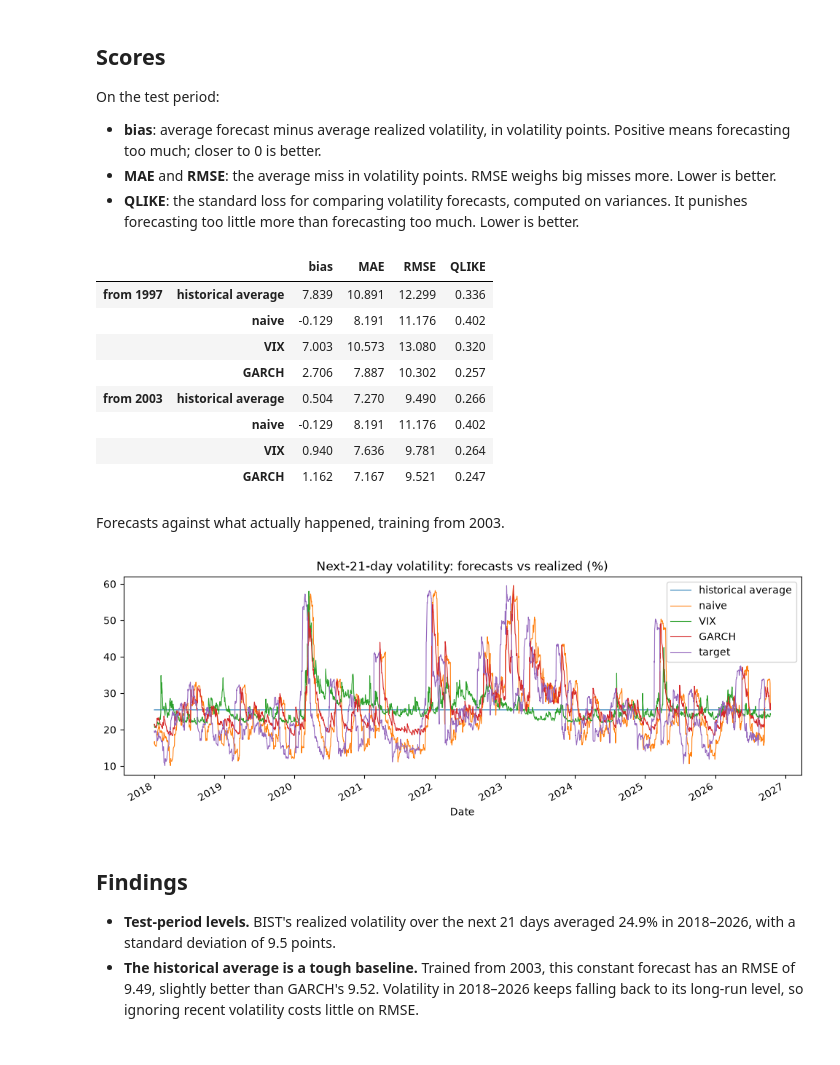
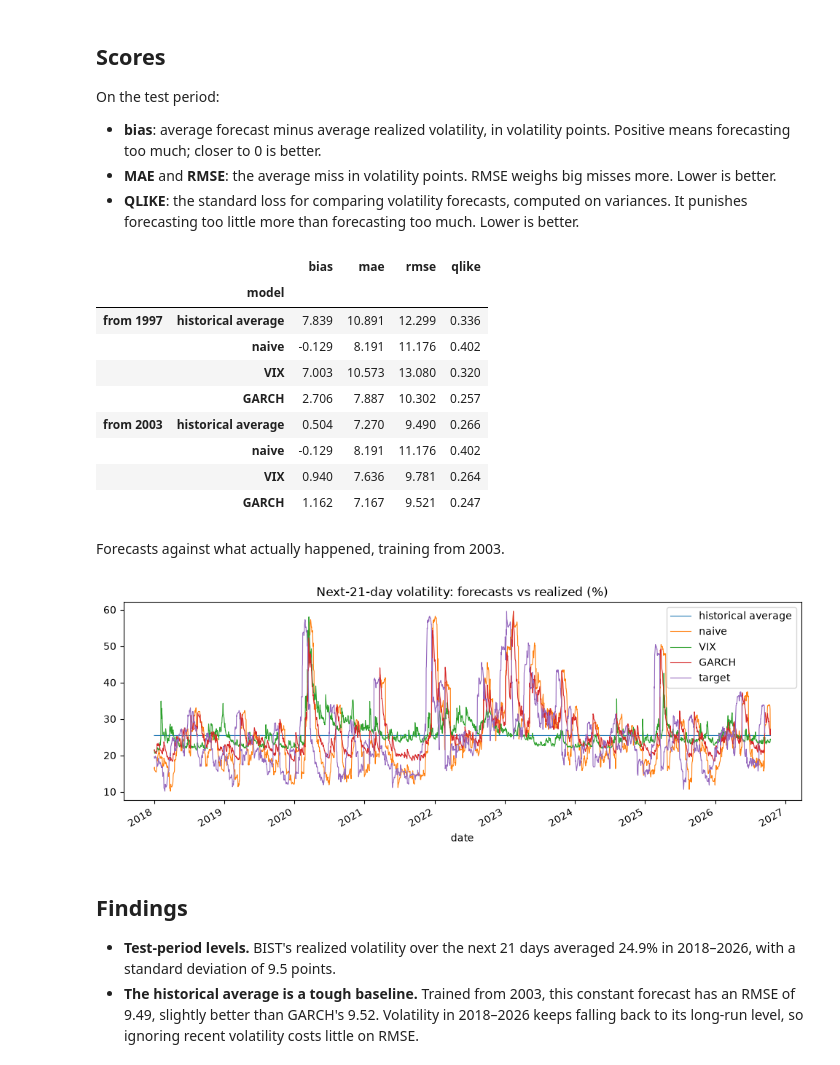
Before and after one commit to SametCeven/WIT-VolatilityForecast, a Jupyter notebook: notebooks/02_baselines.ipynb, the cells around one changed output. Saved outputs shown, nothing was run; the diff lists cells and outputs as text; code cells hidden in the pictures.

```diff
--- a/notebooks/02_baselines.ipynb
+++ b/notebooks/02_baselines.ipynb
@@ -27,8 +25,8 @@ from volforecast.features import build_dataset, log_returns
 # %%
 TRAIN_STARTS = {"from 1997": "1997-01-01", "from 2003": "2003-01-01"}
 
-xu100 = load("xu100")
-vix = load("vix")
-r = log_returns(xu100["Close"]).dropna()
-data = build_dataset(r, vix["Close"], HORIZON)
+xu100 = load_prices("xu100")
+vix = load_prices("vix")
+returns = log_returns(xu100["close"]).dropna()
+dataset = build_dataset(returns, vix["close"], HORIZON)
 # %% [markdown]
@@ -54,10 +52,10 @@ forecasts = {}
 for scenario, train_start in TRAIN_STARTS.items():
     split = Split(train_start, TEST_START, HORIZON)
     models = {
-        "historical average": baselines.historical_average(data, split),
-        "naive": data["rv_21d"],
-        "VIX": baselines.rescaled_vix(data, split),
-        "GARCH": baselines.garch(r, split),
+        "historical average": baselines.historical_average(dataset, split),
+        "naive": baselines.naive(returns, split),
+        "VIX": baselines.rescaled_vix(dataset, split),
+        "GARCH": baselines.garch(returns, split),
     }
     forecasts[scenario] = pd.DataFrame(models).loc[TEST_START:]
 # %% [markdown]
@@ -69,10 +67,12 @@ On the test period:
 - **MAE** and **RMSE**: the average miss in volatility points. RMSE weighs big misses more. Lower is better.
 - **QLIKE**: the standard loss for comparing volatility forecasts, computed on variances. It punishes forecasting too little more than forecasting too much. Lower is better.
 # %%
-tables = {scenario: score_table(frame, data["target"]) for scenario, frame in forecasts.items()}
+target = dataset["target"]
+tables = {scenario: score_forecasts(table, target) for scenario, table in forecasts.items()}
 pd.concat(tables).round(3)
 # %% [output]
-|  |  | bias | MAE | RMSE | QLIKE |
+|  |  | bias | mae | rmse | qlike |
+|  | model |  |  |  |  |
 | from 1997 | historical average | 7.839 | 10.891 | 12.299 | 0.336 |
 |  | naive | -0.129 | 8.191 | 11.176 | 0.402 |
 |  | VIX | 7.003 | 10.573 | 13.080 | 0.320 |
@@ -84,11 +84,11 @@ pd.concat(tables).round(3)
 # %% [markdown]
 Forecasts against what actually happened, training from 2003.
 # %%
-test = forecasts["from 2003"].join(data["target"])
+test = forecasts["from 2003"].join(dataset["target"])
 test.plot(figsize=(12, 4), lw=0.8, title="Next-21-day volatility: forecasts vs realized (%)")
 plt.show()
 # %% [output]
-[figure, old version]
+[figure, new version]
 # %% [markdown]
 ## Findings
 
```
Also changed, not shown: parts of 5 cells of this notebook, 16 other files.
